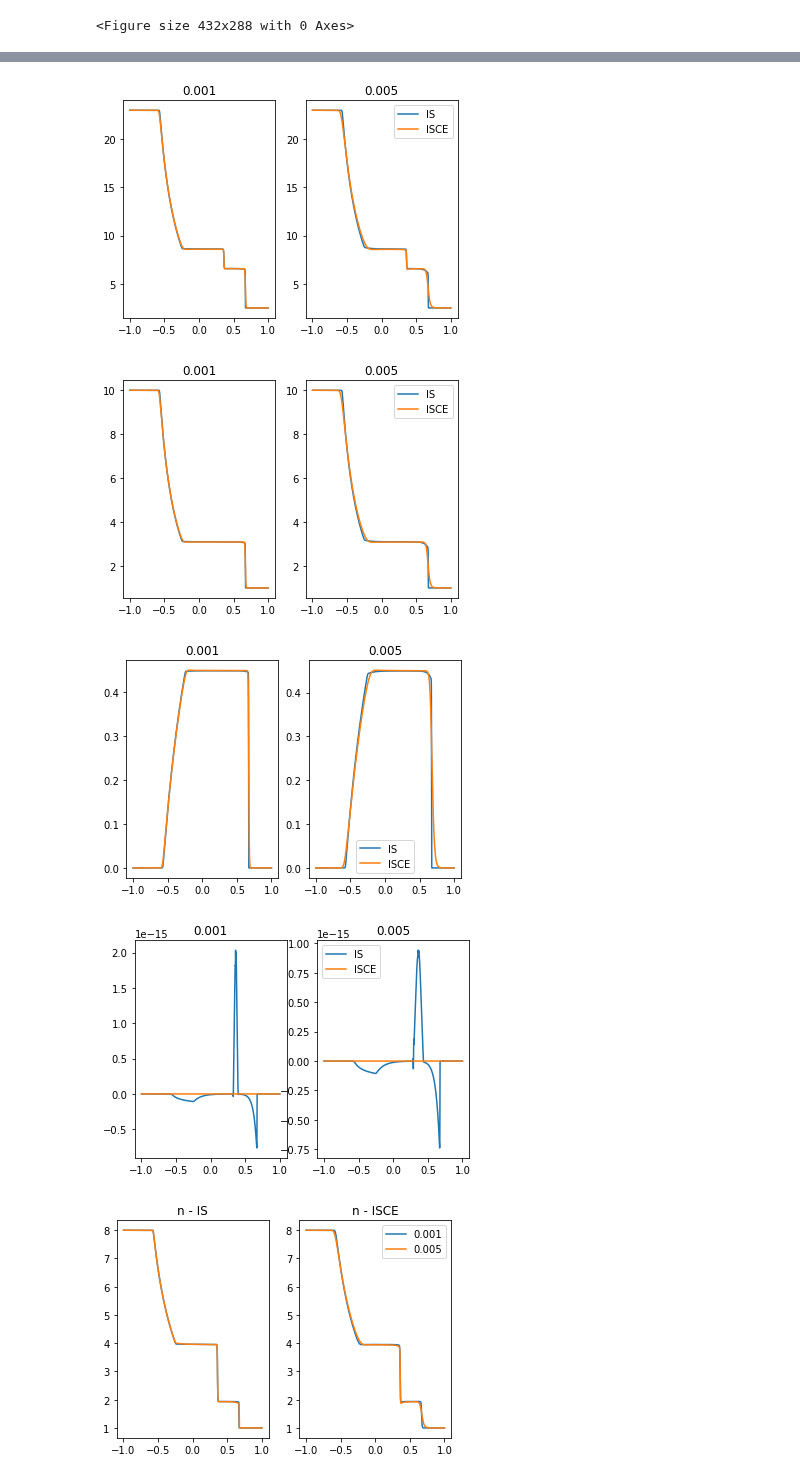
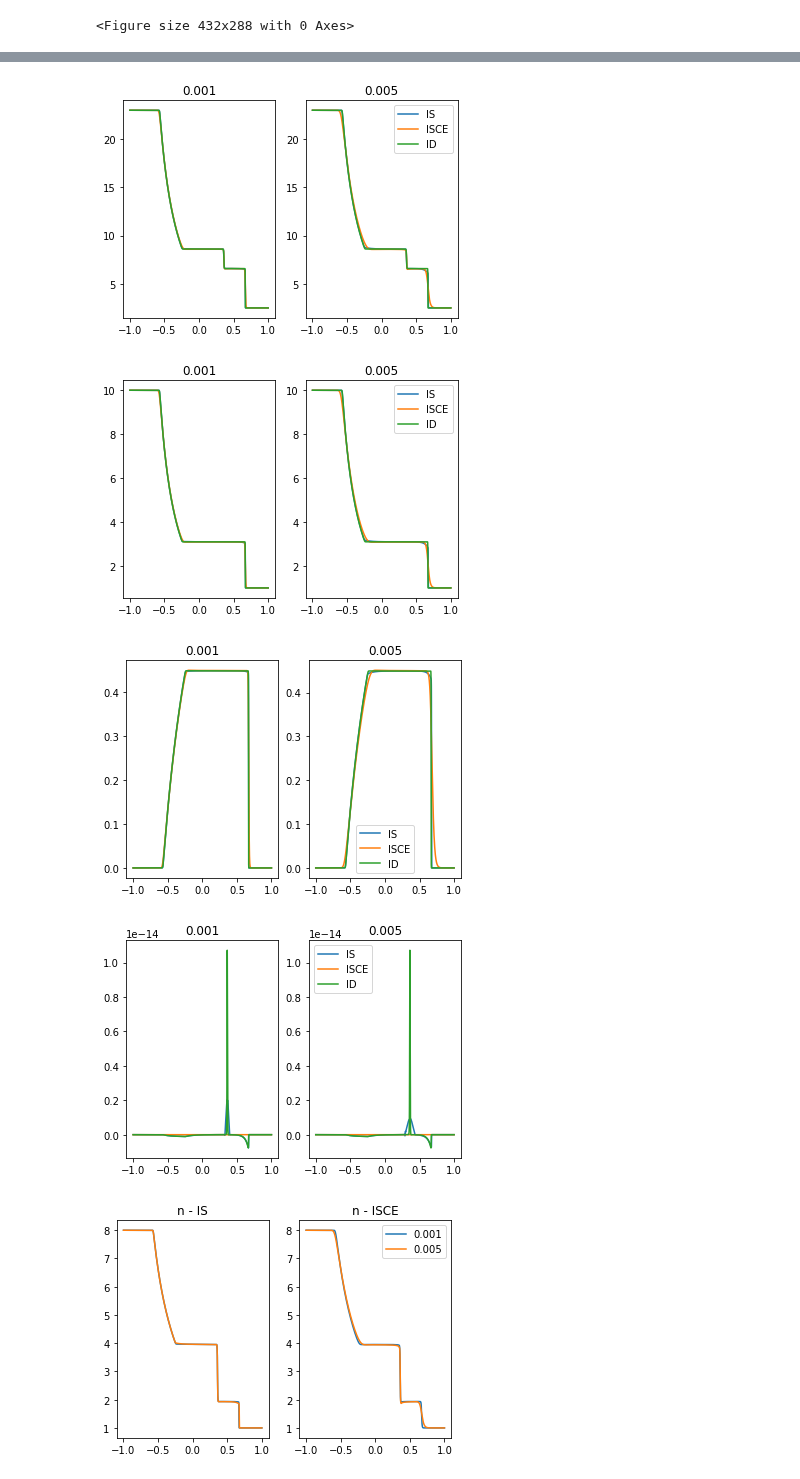
Before and after one commit to MarcusHatton/Plotting, a Jupyter notebook: StillShockScalingEta.ipynb, the cells around one changed output, grey strips where cells are left out. Saved outputs shown, nothing was run; the diff lists cells and outputs as text; code cells hidden in the pictures.

```diff
--- a/StillShockScalingEta.ipynb
+++ b/StillShockScalingEta.ipynb
@@ -43,11 +43,11 @@ for n in range(51):
 
     fs_IS_200.append(h5py.File(f'IS/StillShock/Shear/eta_scaling/0.001000/data_serial_TIx_{n}.hdf5', 'r'))
     fs_ISCE_200.append(h5py.File(f'ISCE/StillShock/Shear/eta_scaling/0.001000/data_serial_TIx_{n}.hdf5', 'r'))
-#     fs_ID_200.append(h5py.File(f'IS/PureShear/Ideal/scaling/200/data_serial_TIx_{n}.hdf5', 'r'))
+    fs_ID_200.append(h5py.File(f'IS/StillShock/Ideal/4000/data_serial_TIx_{n}.hdf5', 'r'))
 
     fs_IS_400.append(h5py.File(f'IS/StillShock/Shear/eta_scaling/0.005000/data_serial_TIx_{n}.hdf5', 'r'))
     fs_ISCE_400.append(h5py.File(f'ISCE/StillShock/Shear/eta_scaling/0.005000/data_serial_TIx_{n}.hdf5', 'r'))
-#     fs_ID_400.append(h5py.File(f'IS/PureShear/Ideal/scaling/400/data_serial_TIx_{n}.hdf5', 'r'))
+    fs_ID_400.append(h5py.File(f'IS/StillShock/Ideal/4000/data_serial_TIx_{n}.hdf5', 'r'))
 
 #     fs_IS_800.append(h5py.File(f'IS/StillShock/Shear/eta_scaling/0.010000/data_serial_TIx_{n}.hdf5', 'r'))
 #     fs_ISCE_800.append(h5py.File(f'ISCE/StillShock/Shear/eta_scaling/0.010000/data_serial_TIx_{n}.hdf5', 'r'))
@@ -72,10 +72,10 @@ fss_IS = [fs_IS_200, fs_IS_400]#, fs_IS_800, fs_IS_1600]#, fs_IS_3200]
 fss_ISCE = [fs_ISCE_200, fs_ISCE_400]#, fs_ISCE_800, fs_ISCE_1600]#, fs_IS_3200]
 #fss_ISCE = fss_ISCE[0:resses]
 
-#fss_ID = [fs_ID_100, fs_ID_200, fs_ID_400, fs_ID_800, fs_ID_1600, fs_ID_3200]
+fss_ID = [fs_ID_200, fs_ID_400]#, fs_ID_400, fs_ID_800, fs_ID_1600, fs_ID_3200]
 #fss_ID = fss_ID[0:resses]
 
-fss = [fss_IS, fss_ISCE]#, fss_ISCE]
+fss = [fss_IS, fss_ISCE, fss_ID]
 # %%
 fss_IS
 # %% [output]
@@ -213,6 +213,8 @@ for quant in['n','rho','p','v1','v2']:
     axes[0].plot(fss[0][0][-1]['Domain/x'], fss[0][0][-1]['Primitive/'+quant][:], label='IS')
     eta = fss[1][0][-1]['Optional'].attrs['eta'][0]
     axes[0].plot(fss[1][0][-1]['Domain/x'], fss[1][0][-1]['Primitive/'+quant][:], label='ISCE')
+    axes[0].plot(fss[2][0][-1]['Domain/x'], fss[2][0][-1]['Primitive/'+quant][:], label='ID')
+
     axes[0].set_title(f'{eta:.1g}')
     #plt.legend()
 
@@ -220,7 +222,9 @@ for quant in['n','rho','p','v1','v2']:
     axes[1].plot(fss[0][1][-1]['Domain/x'], fss[0][1][-1]['Primitive/'+quant][:], label='IS')
     eta = fss[1][1][-1]['Optional'].attrs['eta'][0]
     axes[1].plot(fss[1][1][-1]['Domain/x'], fss[1][1][-1]['Primitive/'+quant][:], label='ISCE')
+    axes[1].plot(fss[2][1][-1]['Domain/x'], fss[2][1][-1]['Primitive/'+quant][:], label='ID')
     axes[1].set_title(f'{eta:.1g}')
+
     plt.legend()
     plt.savefig("ComparePlots/Prims_"+quant+".pdf")
 # %% [output]
@@ -228,7 +232,7 @@ for quant in['n','rho','p','v1','v2']:
-[figure, old version]
+[figure, new version]
-[figure, old version]
+[figure, new version]
-[figure, old version]
+[figure, new version]
-[figure, old version]
+[figure, new version]
 # %%
 titles = ['IS','ISCE']
 for quant in['n','rho','p','v1','v2']:
```
Also changed, not shown: parts of 1 cell of this notebook, 3 other files.
